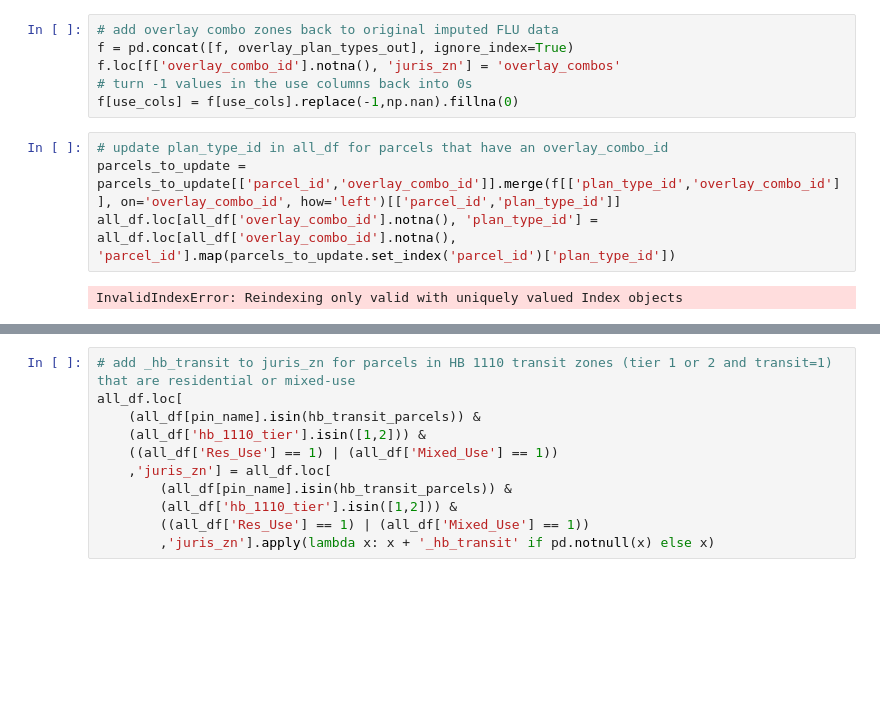
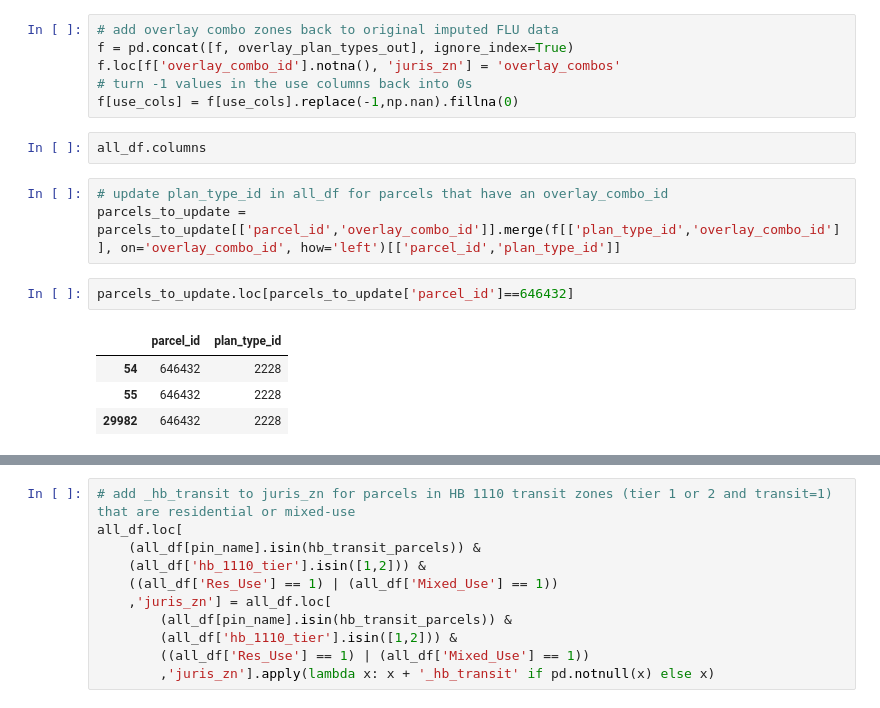
Before and after one commit to psrc/future_land_use, a Jupyter notebook: projects/summer_2026/scratch.ipynb, the cells around one changed output, grey strips where cells are left out. Saved outputs shown, nothing was run; the diff lists cells and outputs as text; blank space fills up the shorter version.

```diff
--- a/projects/summer_2026/scratch.ipynb
+++ b/projects/summer_2026/scratch.ipynb
@@ -331,9 +287,15 @@ f = pd.concat([f, overlay_plan_types_out], ignore_index=True)
 f.loc[f['overlay_combo_id'].notna(), 'juris_zn'] = 'overlay_combos'
 # turn -1 values in the use columns back into 0s
 f[use_cols] = f[use_cols].replace(-1,np.nan).fillna(0)
+# %%
+all_df.columns
 # %%
 # update plan_type_id in all_df for parcels that have an overlay_combo_id
 parcels_to_update = parcels_to_update[['parcel_id','overlay_combo_id']].merge(f[['plan_type_id','overlay_combo_id']], on='overlay_combo_id', how='left')[['parcel_id','plan_type_id']]
-all_df.loc[all_df['overlay_combo_id'].notna(), 'plan_type_id'] = all_df.loc[all_df['overlay_combo_id'].notna(), 'parcel_id'].map(parcels_to_update.set_index('parcel_id')['plan_type_id'])
-# %% [output]
-InvalidIndexError: Reindexing only valid with uniquely valued Index objects
+# %%
+parcels_to_update.loc[parcels_to_update['parcel_id']==646432]
+# %% [output]
+|  | parcel_id | plan_type_id |
+| 54 | 646432 | 2228 |
+| 55 | 646432 | 2228 |
+| 29982 | 646432 | 2228 |
```
Also changed, not shown: parts of 18 cells of this notebook.
